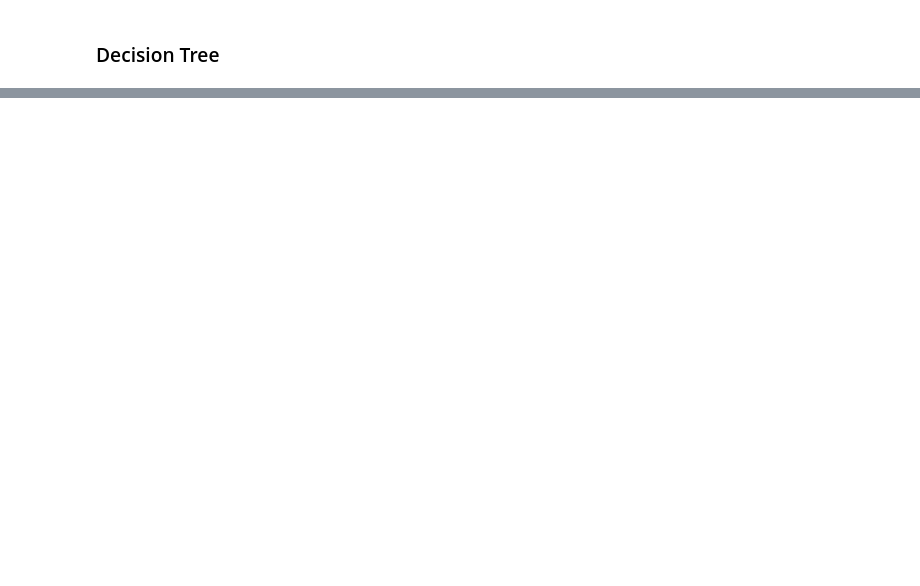
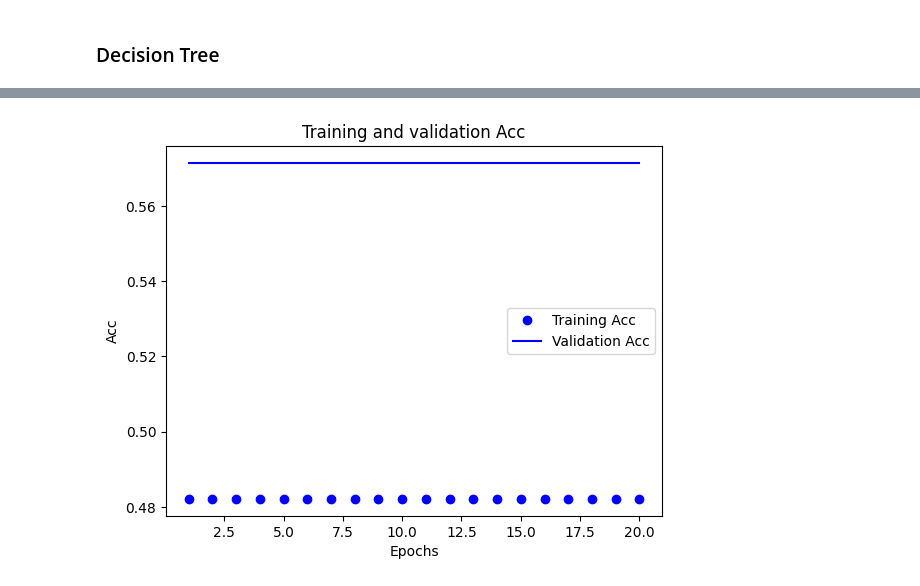
Before and after one commit to TheDarkPyotr/DataMining2023, a Jupyter notebook: source/Task3_Predictive_Analaysis.ipynb, the cells around one changed output, grey strips where cells are left out. Saved outputs shown, nothing was run; the diff lists cells and outputs as text; code cells hidden in the pictures; blank space fills up the shorter version.

```diff
--- a/source/Task3_Predictive_Analaysis.ipynb
+++ b/source/Task3_Predictive_Analaysis.ipynb
@@ -181,0 +217,23 @@ weighted avg       1.00      1.00      1.00     39486
+# %%
+import tensorflow as tf
+import numpy as np
+#train_set, test_set, train_label, test_label
+
+model = tf.keras.models.Sequential([
+  tf.keras.layers.Flatten(input_shape=(1, 57)),
+  tf.keras.layers.Dense(32, activation='relu'),
+  tf.keras.layers.Dense(1, activation='relu')
+])
+
+
+
+model.compile(optimizer='adamax',
+              loss='mean_squared_error',
+              metrics=['accuracy'])
+# %%
+y_train = np.asarray(train_label).astype('float32').reshape((-1,1))
+x_train = np.reshape(train_set.values, (len(train_set), 1, len(train_set.columns)))
+history = model.fit(x_train, y_train,
+                    epochs=20,
+                    batch_size=512,
+                    validation_split=0.2)
@@ -181,0 +276,16 @@ weighted avg       1.00      1.00      1.00     39486
+# %%
+import matplotlib.pyplot as plt
+acc = history.history['accuracy']
+val_acc = history.history['val_accuracy']
+loss = history.history['loss']
+val_loss = history.history['val_loss']
+epochs = range(1, len(acc) + 1)
+plt.plot(epochs, acc, 'bo', label='Training Acc')
+plt.plot(epochs, val_acc, 'b', label='Validation Acc')
+plt.title('Training and validation Acc')
+plt.xlabel('Epochs')
+plt.ylabel('Acc')
+plt.legend()
+plt.show()
+# %% [output]
+[figure, added]
```
Also changed, not shown: parts of 15 cells of this notebook.
